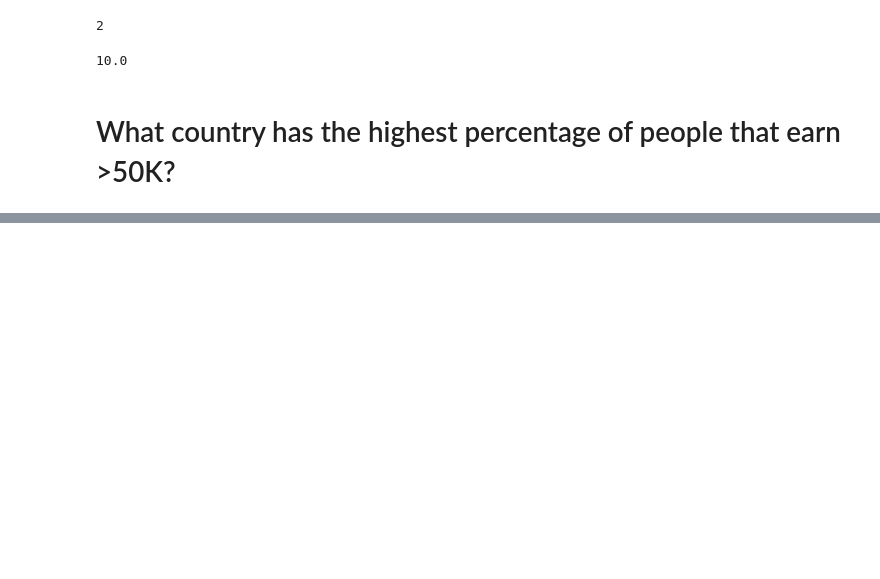
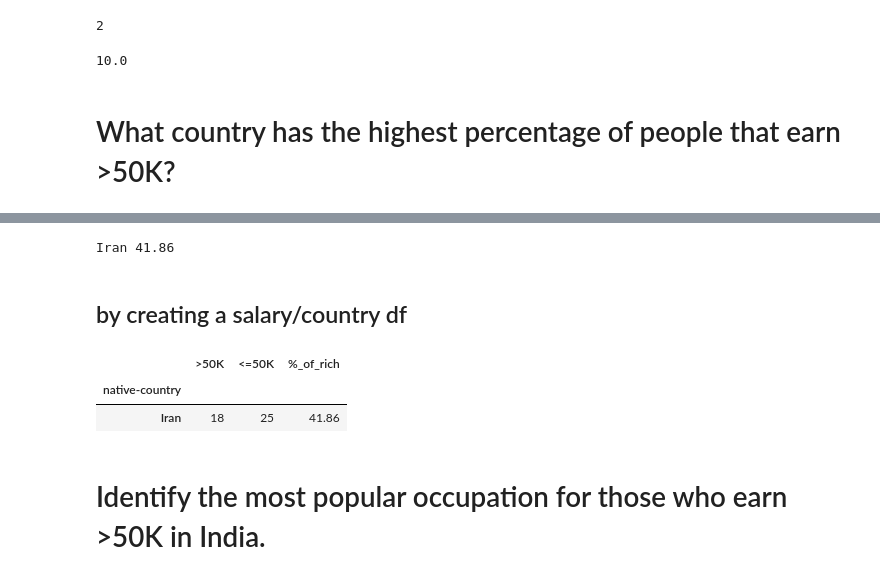
Before and after one commit to ffelipeaom/freeCodeCamp-python-pandas-numpy, a Jupyter notebook: fCC_demographic_data_analyzer.ipynb, the cells around one changed output, grey strips where cells are left out. Saved outputs shown, nothing was run; the diff lists cells and outputs as text; code cells hidden in the pictures; blank space fills up the shorter version.

```diff
--- a/fCC_demographic_data_analyzer.ipynb
+++ b/fCC_demographic_data_analyzer.ipynb
@@ -116,0 +132,3 @@ num_min_workers
+# %%
+df_richest = df[["native-country", "salary"]].query('salary == ">50K"').groupby("native-country").count()
+df_richest.head()
@@ -116,0 +137,33 @@ num_min_workers
+# %%
+richest = round((df_richest["salary"] / (df.groupby("native-country")["salary"].count()))*100,2).sort_values(ascending = False)
+highest_earning_country_percentage = richest.max()
+highest_earning_country = richest.idxmax()
+
+print(highest_earning_country, highest_earning_country_percentage)
+
+#df[["native-country", "salary"]].query('salary == ">50K"').groupby("native-country")["salary"].count()
+# %% [output]
+Iran 41.86
+# %% [markdown]
+##   by creating a salary/country df
+# %%
+#optional dataframe creation route
+df_richest.rename(columns = {"salary":">50K"},inplace = True)
+df_richest.head()
+# %%
+df_poorest = df[["native-country", "salary"]].query('salary == "<=50K"').groupby("native-country").count()
+df_poorest.rename(columns = {"salary":"<=50K"},inplace = True)
+df_poorest.head()
+# %%
+df_countries_salary = df_richest.merge(df_poorest, on = "native-country", how = "left")
+df_countries_salary.head()
+# %%
+#df_countries_salary["total"] = df_countries_salary[">50K"] + df_countries_salary["<=50K"]
+df_countries_salary["%_of_rich"] = round((df_countries_salary[">50K"] / (df_countries_salary[">50K"] + df_countries_salary["<=50K"]))*100,2)
+df_countries_salary.sort_values(by=["%_of_rich"], ascending = False).head(1)
+
+#print(df_countries_salary["%_of_rich"].max(), df_countries_salary["%_of_rich"].idxmax())
+# %% [output]
+|  | >50K | <=50K | %_of_rich |
+| native-country |  |  |  |
+| Iran | 18 | 25 | 41.86 |
@@ -116,0 +177,2 @@ num_min_workers
+# %% [markdown]
+# Identify the most popular occupation for those who earn >50K in India.
```
Also changed, not shown: parts of 8 cells of this notebook.
